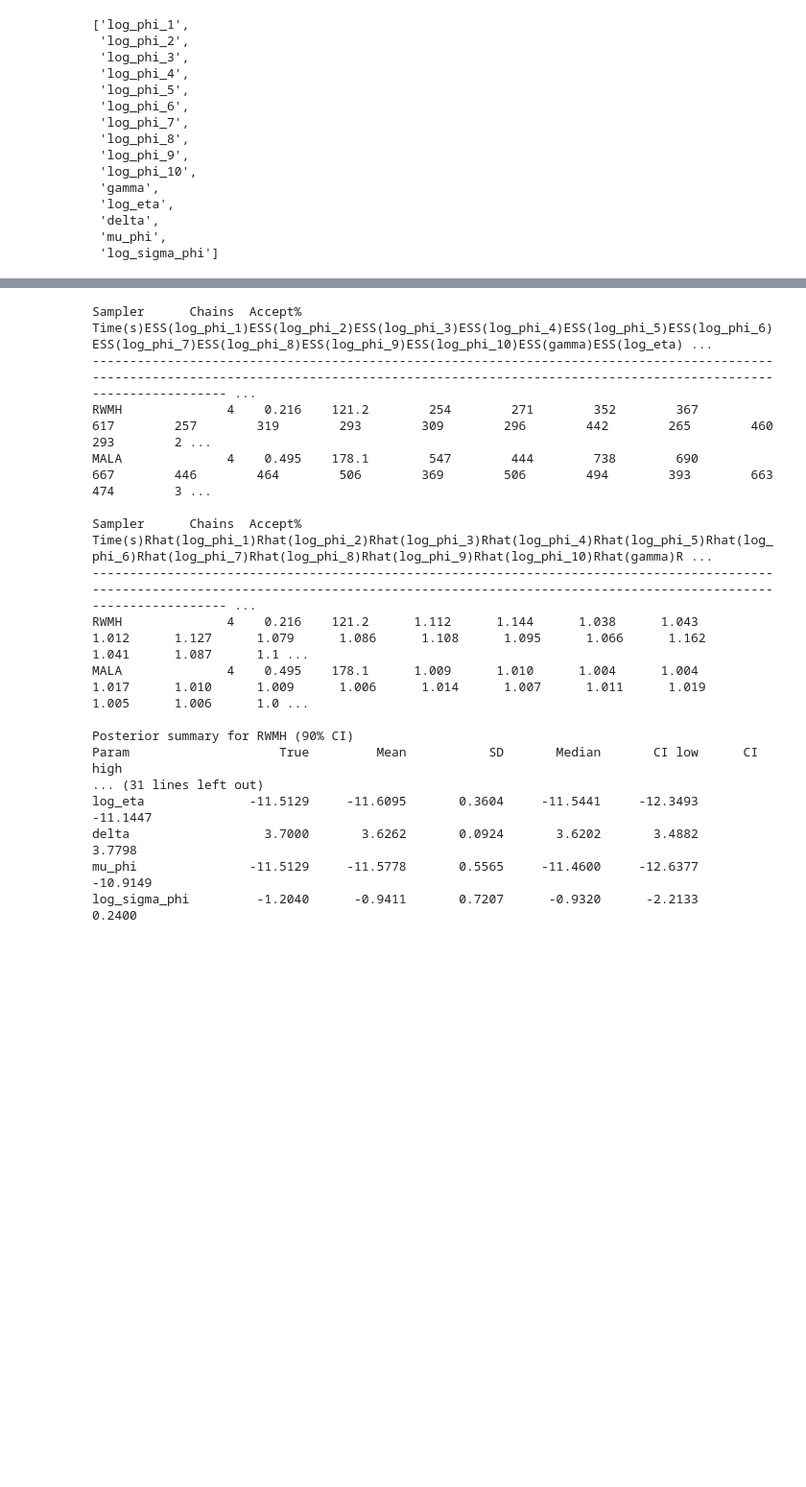
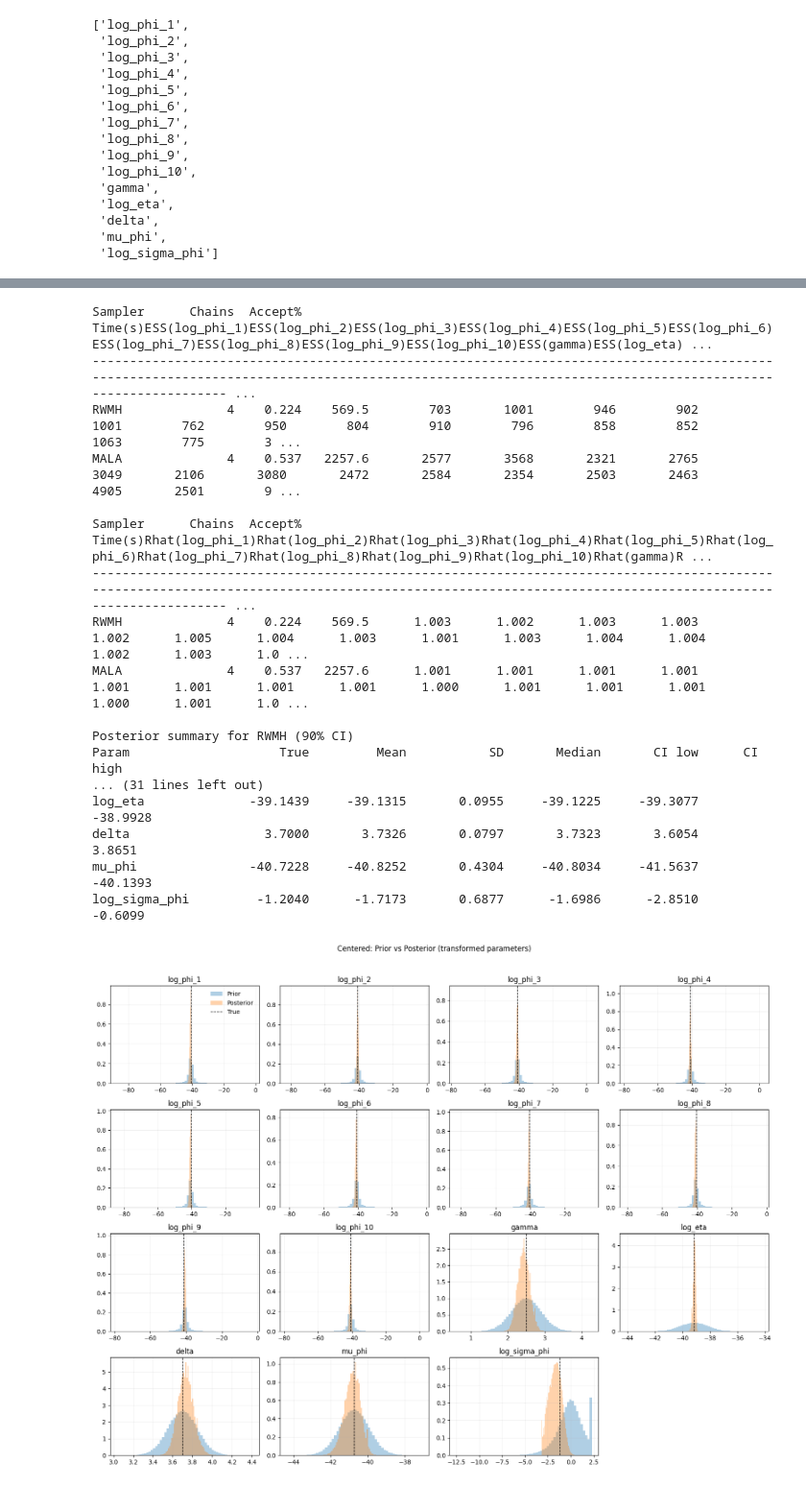
Before and after one commit to adhishrajan/stat221-neutrino-project, a Jupyter notebook: Test_centered.ipynb, the cells around one changed output, grey strips where cells are left out. Shown at 96% size. Saved outputs shown, nothing was run; the diff lists cells and outputs as text; code cells hidden in the pictures; blank space fills up the shorter version.

```diff
--- a/Test_centered.ipynb
+++ b/Test_centered.ipynb
@@ -24,9 +67,5 @@ K = 10, True means = [1.23580097e-05 9.27441331e-06 8.02758220e-06 8.77680051e-0
 # %%
-param_names = []
-
-for i in range(K):
-    param_names.append(f"log_phi_{i+1}")
-
+param_names = [f"log_phi_{i+1}" for i in range(K)]
 param_names.extend(["gamma", "log_eta", "delta", "mu_phi", "log_sigma_phi"])
 param_names
 # %% [output]
@@ -77,5 +116,5 @@ True params, (transformed) are [-11.30120614 -11.58825121 -11.73262717 -11.64339
 # %%
-prior_type = "lognormal_gamma"
+prior_type = config["priors"]["default"]
 parameterization = "centered"
 
 def log_post(theta):
@@ -163,7 +202,7 @@ Done. Acceptance rate, 0.573, Final step size, 0.00751053, Wall time, 39.7s
 print_diagnostics_multi_hierarchical(
     {"RWMH": rwmh_results, "MALA": mala_results},
     parameterization="centered",
-    K=10,
+    K=K,
     latent_display="log_phi",
     true_values=true_values,
 )
@@ -172,7 +211,7 @@ save_traceplots_multi_hierarchical(
     rwmh_results,
     "traceplots_hierarchical_rwmh_centered.png",
     parameterization="centered",
-    K=10,
+    K=K,
     latent_display="log_phi",
 )
 
@@ -180,24 +219,70 @@ save_traceplots_multi_hierarchical(
     mala_results,
     "traceplots_hierarchical_mala_centered.png",
     parameterization="centered",
-    K=10,
+    K=K,
     latent_display="log_phi",
 )
 # %% [output]
 Sampler      Chains  Accept%  Time(s)ESS(log_phi_1)ESS(log_phi_2)ESS(log_phi_3)ESS(log_phi_4)ESS(log_phi_5)ESS(log_phi_6)ESS(log_phi_7)ESS(log_phi_8)ESS(log_phi_9)ESS(log_phi_10)ESS(gamma)ESS(log_eta) ...
 -------------------------------------------------------------------------------------------------------------------------------------------------------------------------------------------------------- ...
-RWMH              4    0.216    121.2        254        271        352        367        617        257        319        293        309        296        442        265        460        293        2 ...
-MALA              4    0.495    178.1        547        444        738        690        667        446        464        506        369        506        494        393        663        474        3 ...
+RWMH              4    0.224    569.5        703       1001        946        902       1001        762        950        804        910        796        858        852       1063        775        3 ...
+MALA              4    0.537   2257.6       2577       3568       2321       2765       3049       2106       3080       2472       2584       2354       2503       2463       4905       2501        9 ...
 
 Sampler      Chains  Accept%  Time(s)Rhat(log_phi_1)Rhat(log_phi_2)Rhat(log_phi_3)Rhat(log_phi_4)Rhat(log_phi_5)Rhat(log_phi_6)Rhat(log_phi_7)Rhat(log_phi_8)Rhat(log_phi_9)Rhat(log_phi_10)Rhat(gamma)R ...
 -------------------------------------------------------------------------------------------------------------------------------------------------------------------------------------------------------- ...
-RWMH              4    0.216    121.2      1.112      1.144      1.038      1.043      1.012      1.127      1.079      1.086      1.108      1.095      1.066      1.162      1.041      1.087      1.1 ...
-MALA              4    0.495    178.1      1.009      1.010      1.004      1.004      1.017      1.010      1.009      1.006      1.014      1.007      1.011      1.019      1.005      1.006      1.0 ...
+RWMH              4    0.224    569.5      1.003      1.002      1.003      1.003      1.002      1.005      1.004      1.003      1.001      1.003      1.004      1.004      1.002      1.003      1.0 ...
+MALA              4    0.537   2257.6      1.001      1.001      1.001      1.001      1.001      1.001      1.001      1.001      1.000      1.001      1.001      1.001      1.000      1.001      1.0 ...
 
 Posterior summary for RWMH (90% CI)
 Param                    True         Mean           SD       Median       CI low      CI high
 ... (31 lines left out)
-log_eta              -11.5129     -11.6095       0.3604     -11.5441     -12.3493     -11.1447
-delta                  3.7000       3.6262       0.0924       3.6202       3.4882       3.7798
-mu_phi               -11.5129     -11.5778       0.5565     -11.4600     -12.6377     -10.9149
-log_sigma_phi         -1.2040      -0.9411       0.7207      -0.9320      -2.2133       0.2400
+log_eta              -39.1439     -39.1315       0.0955     -39.1225     -39.3077     -38.9928
+delta                  3.7000       3.7326       0.0797       3.7323       3.6054       3.8651
+mu_phi               -40.7228     -40.8252       0.4304     -40.8034     -41.5637     -40.1393
+log_sigma_phi         -1.2040      -1.7173       0.6877      -1.6986      -2.8510      -0.6099
+# %%
+# Prior vs posterior plot for all transformed hierarchical parameters (MALA posterior)
+posterior = np.concatenate([r.samples for r in mala_results], axis=0)
+
+n_prior = max(20000, posterior.shape[0])
+prior = np.zeros((n_prior, K + 5))
+
+# Hyperpriors
+mu_phi_prior = rng.normal(float(config["priors"]["physics"]["phi_log_mean"]), float(config["priors"]["physics"]["phi_log_sd"]), size=n_prior)
+sigma_phi_prior = np.abs(rng.standard_cauchy(size=n_prior))
+sigma_phi_prior = np.clip(sigma_phi_prior, 1e-6, 10.0)
+
+log_phi_prior = mu_phi_prior[:, None] + sigma_phi_prior[:, None] * rng.normal(size=(n_prior, K))
+prior[:, :K] = log_phi_prior
+
+# Shared priors from config/defaults
+prior[:, K] = rng.normal(float(phys_prior_cfg["gamma_mean"]), float(phys_prior_cfg["gamma_sd"]), size=n_prior)  # gamma
+prior[:, K + 1] = rng.normal(float(phys_prior_cfg["eta_log_mean"]), float(phys_prior_cfg["eta_log_sd"]), size=n_prior)  # log_eta
+prior[:, K + 2] = rng.normal(float(phys_prior_cfg["delta_mean"]), float(phys_prior_cfg["delta_sd"]), size=n_prior)  # delta
+prior[:, K + 3] = mu_phi_prior
+prior[:, K + 4] = np.log(sigma_phi_prior)
+
+n_params = len(param_names)
+n_cols = 4
+n_rows = int(np.ceil(n_params / n_cols))
+fig, axes = plt.subplots(n_rows, n_cols, figsize=(4 * n_cols, 3 * n_rows))
+axes = np.array(axes).reshape(-1)
+
+for j, name in enumerate(param_names):
+    ax = axes[j]
+    ax.hist(prior[:, j], bins=60, density=True, alpha=0.35, label="Prior")
+    ax.hist(posterior[:, j], bins=60, density=True, alpha=0.35, label="Posterior")
+    ax.axvline(theta_true[j], color="k", linestyle="--", linewidth=1.0, label="True" if j == 0 else None)
+    ax.set_title(name)
+    ax.grid(alpha=0.2)
+
+
+for j in range(n_params, len(axes)):
+    axes[j].axis("off")
+
+axes[0].legend(frameon=False)
+fig.suptitle("Centered: Prior vs Posterior (transformed parameters)", y=1.02)
+fig.tight_layout()
+plt.show()
+# %% [output]
+[figure, added]
```
Also changed, not shown: parts of 6 cells of this notebook, 7 other files.
